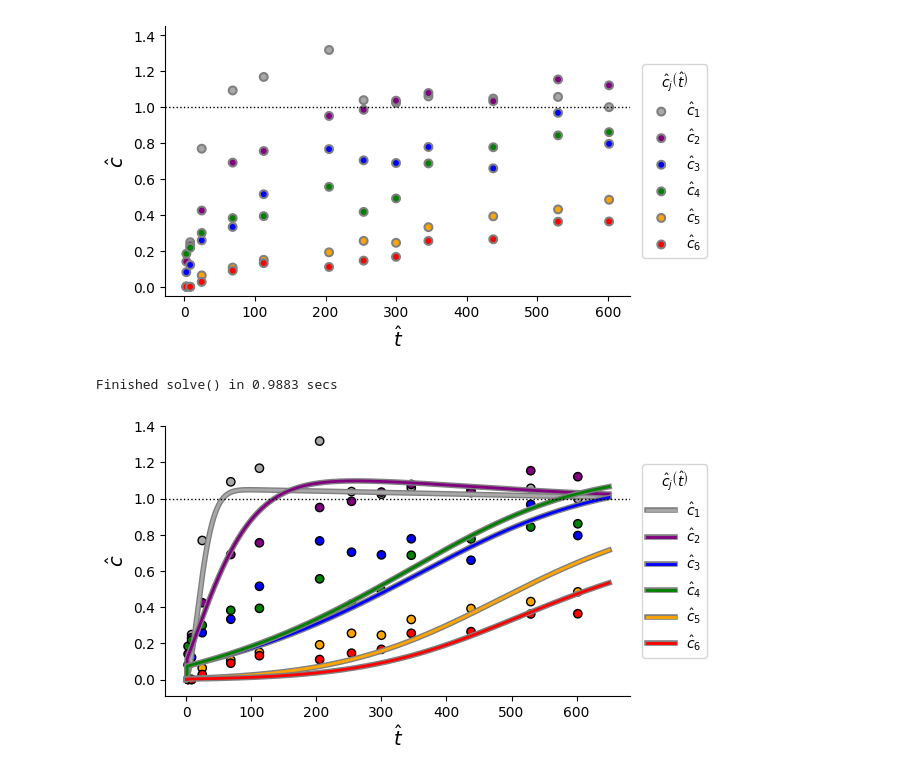
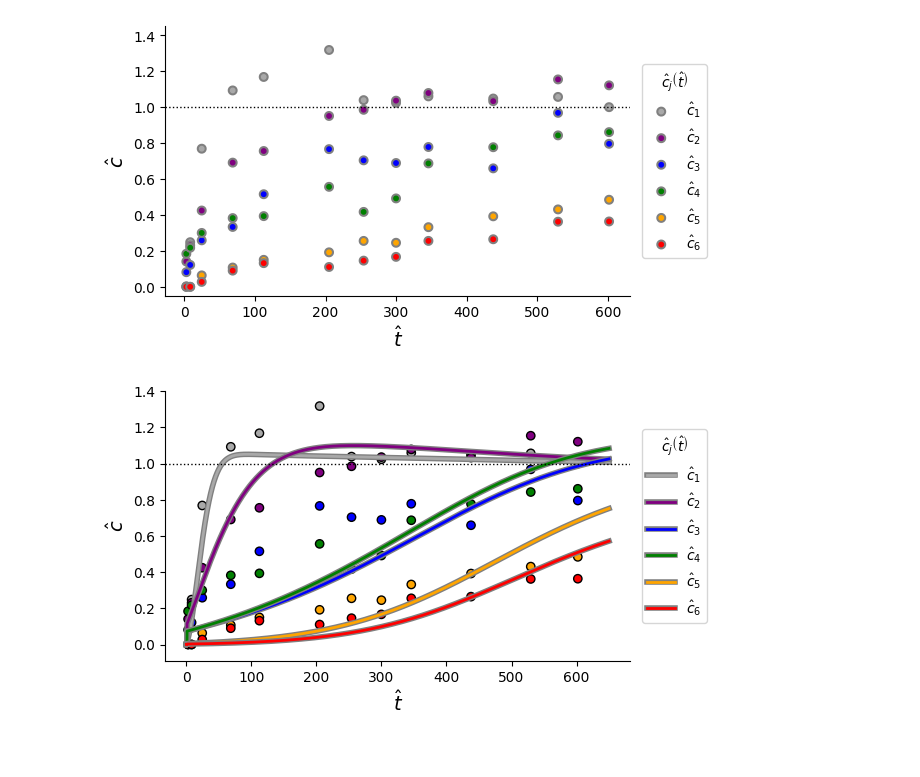
Before and after one commit to edsaac/cowerc-adsorption, a Jupyter notebook: notebooks/only_python/merging_data_other_experiments.ipynb, the cells around one changed output. Cells and saved outputs as stored; diff of their text form; code cells hidden in the pictures.

```diff
--- a/notebooks/only_python/merging_data_other_experiments.ipynb
+++ b/notebooks/only_python/merging_data_other_experiments.ipynb
@@ -14,20 +16,3 @@ from scipy.optimize import Bounds, curve_fit
-# %%
-def plot_btc_and_data(simulation: Simulation, experimental_data: ExperimentalBreakthroughData):
-    fig = simulation.plot_breakthrough()
-    ax = fig.axes[0]
-    colors = cycle(["darkgrey", "purple", "blue", "green", "orange", "red"])
-
-    for btc, color in zip(experimental_data.conc, colors):
-        ax.scatter(
-            experimental_data.time,
-            btc,
-            c=color,
-            path_effects=[Stroke(linewidth=1, foreground="#000")],
-        )
-
-    ax.set_ylim(bottom=-0.09, top=1.4)
-    plt.close(fig)
-    return fig
 # %%
 excel_file = Path("../../.data/Data and Column Properties.xlsx")
 sheet_name = "WW All Contaminants 0.18-min"
@@ -57,5 +42,6 @@ xls_setup
 | Goal Spike Concentration (ng/L) | 500.000000 |
 # %%
 xls_influent = pd.read_excel(excel_file, sheet_name=sheet_name, skiprows=11, nrows=4, usecols="D:J")
+xls_influent.set_index("Unnamed: 3", inplace=True)
 xls_influent
 # %% [output]
@@ -105,3 +92,7 @@ xls_btc
 | 9 | 12 | 4966.969697 | 8195.5 | 28260.344828 | 136591.666667 | 70.05 | 0.392437 | ... |
 | 10 | 14 | 6009.393939 | 9915.5 | 34191.379310 | 165258.333333 | 76.90 | 0.430812 | ... |
 | 11 | 16 | 6830.606061 | 11270.5 | 38863.793103 | 187841.666667 | 86.50 | 0.484594 | ... |
+# %%
+contaminants = ["PFBA", "BEZ", "PFHxA", "DCF", "PFOA", "PFHxS"]
+c_0 = xls_influent.loc["Influent AVG"][contaminants].to_numpy()
+c_0
@@ -108,5 +101,6 @@ xls_btc
 # %%
 experimental_data = ExperimentalBreakthroughData(
     time=np.round((xls_btc["Time (min.)"] * lenght / pore_velocity), 2).to_numpy(),
-    conc=xls_btc[["PFBA C/C0", "BEZ C/C0", "PFHxA C/C0", "DCF C/C0", "PFOA C/C0", "PFHxS C/C0"]].to_numpy().T,
+    conc=xls_btc[[f"{k} C/C0" for k in contaminants]].to_numpy().T,
+    c_0=c_0,
 )
@@ -121,20 +111,20 @@ experimental_data.plot_breakthrough()
 # %%
 p = PhysicalParams(
     L=lenght,
     v=pore_velocity,
     n=porosity,
-    sm=1000.0,
+    sm=2.6e5,
     k_ads=(50, 25, 30, 30, 60, 70),
     k_des=(2, 0.4, 0.02, 0.025, 0.015, 0.01),
+    C_0=c_0,
 )
 
 sim = Simulation(**p.nondim)
 sim.end_time = 650
 sim.cfl = 0.9
 sim.solve()
 
 display(plot_btc_and_data(sim, experimental_data))
 # %% [output]
-Finished solve() in 0.9883 secs
-[figure, old version]
+[figure, new version]
 # %%
```
Also changed, not shown: parts of 16 cells of this notebook, 6 other files.
